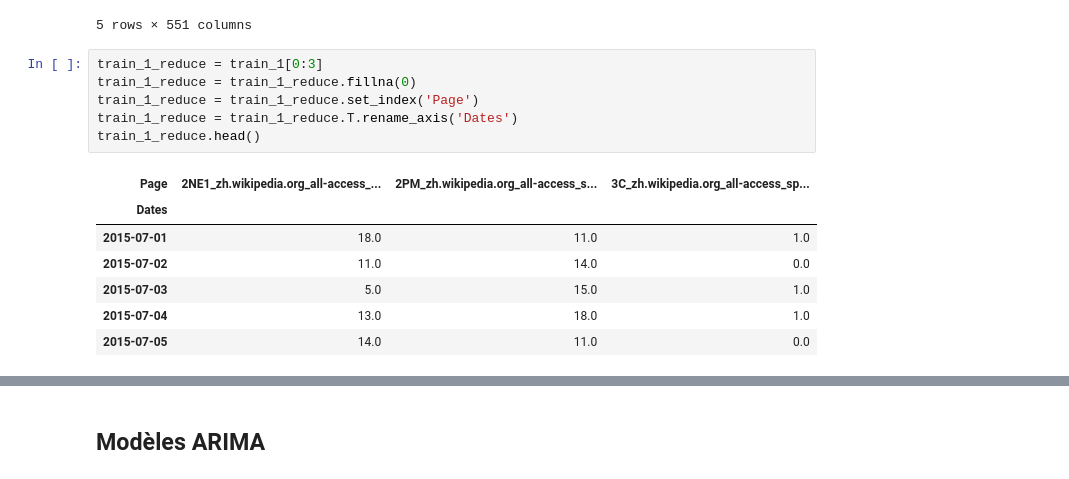
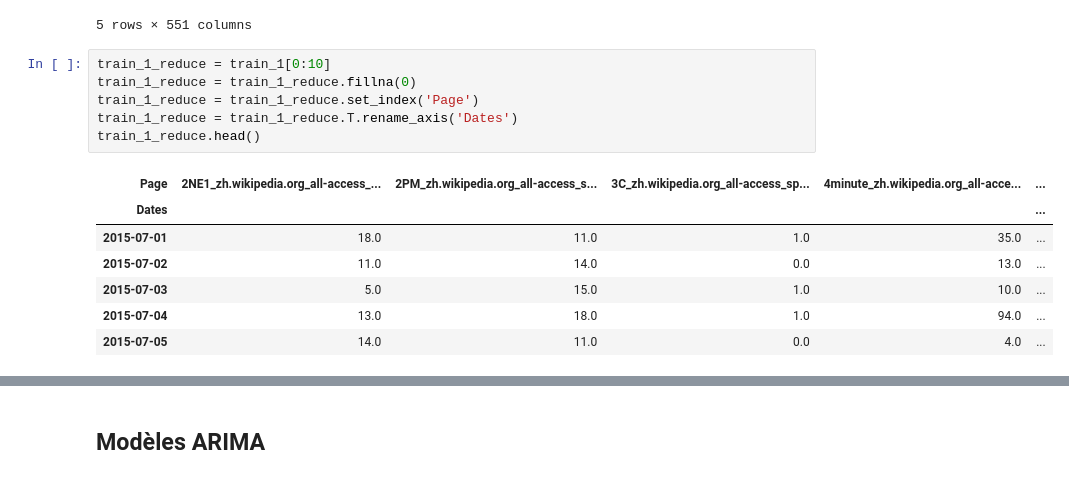
Before and after one commit to HugoTodeschini/ArtefactBenchmarkForecastingModel, a Jupyter notebook: Exploration data set.ipynb, the cells around one changed output, grey strips where cells are left out. Saved outputs shown, nothing was run; the diff lists cells and outputs as text.

```diff
--- a/Exploration data set.ipynb
+++ b/Exploration data set.ipynb
@@ -65,16 +67,16 @@ train_1.head()
 | 4 | 52_Hz_I_Love_You_zh.wikipedia.org... | NaN | NaN | NaN | NaN | NaN | NaN | NaN | ... |
 5 rows × 551 columns
 # %%
-train_1_reduce = train_1[0:3]
+train_1_reduce = train_1[0:10]
 train_1_reduce = train_1_reduce.fillna(0)
 train_1_reduce = train_1_reduce.set_index('Page')
 train_1_reduce = train_1_reduce.T.rename_axis('Dates')
 train_1_reduce.head()
 # %% [output]
-| Page | 2NE1_zh.wikipedia.org_all-access_... | 2PM_zh.wikipedia.org_all-access_s... | 3C_zh.wikipedia.org_all-access_sp... |
-| Dates |  |  |  |
-| 2015-07-01 | 18.0 | 11.0 | 1.0 |
-| 2015-07-02 | 11.0 | 14.0 | 0.0 |
-| 2015-07-03 | 5.0 | 15.0 | 1.0 |
-| 2015-07-04 | 13.0 | 18.0 | 1.0 |
-| 2015-07-05 | 14.0 | 11.0 | 0.0 |
+| Page | 2NE1_zh.wikipedia.org_all-access_... | 2PM_zh.wikipedia.org_all-access_s... | 3C_zh.wikipedia.org_all-access_sp... | 4minute_zh.wikipedia.org_all-acce... | ... |
+| Dates |  |  |  |  | ... |
+| 2015-07-01 | 18.0 | 11.0 | 1.0 | 35.0 | ... |
+| 2015-07-02 | 11.0 | 14.0 | 0.0 | 13.0 | ... |
+| 2015-07-03 | 5.0 | 15.0 | 1.0 | 10.0 | ... |
+| 2015-07-04 | 13.0 | 18.0 | 1.0 | 94.0 | ... |
+| 2015-07-05 | 14.0 | 11.0 | 0.0 | 4.0 | ... |
```
Also changed, not shown: parts of 20 cells of this notebook.
